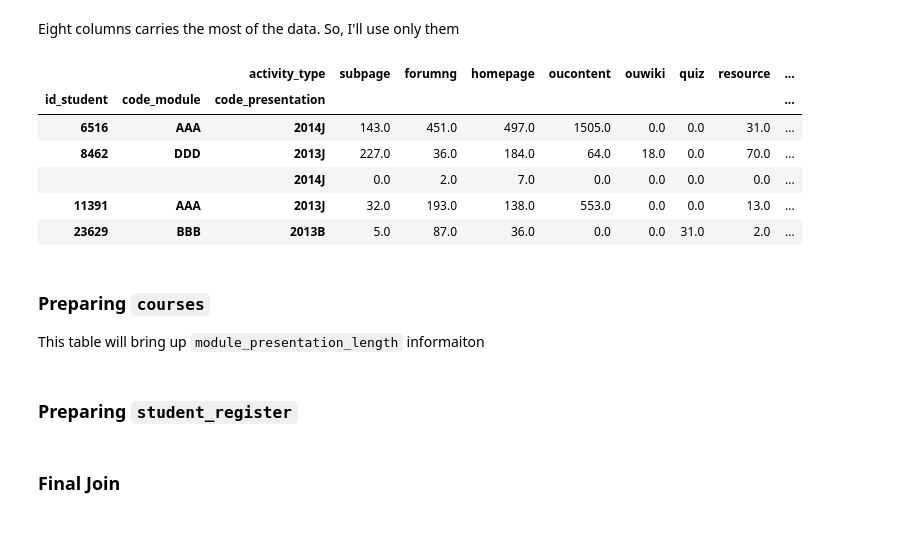
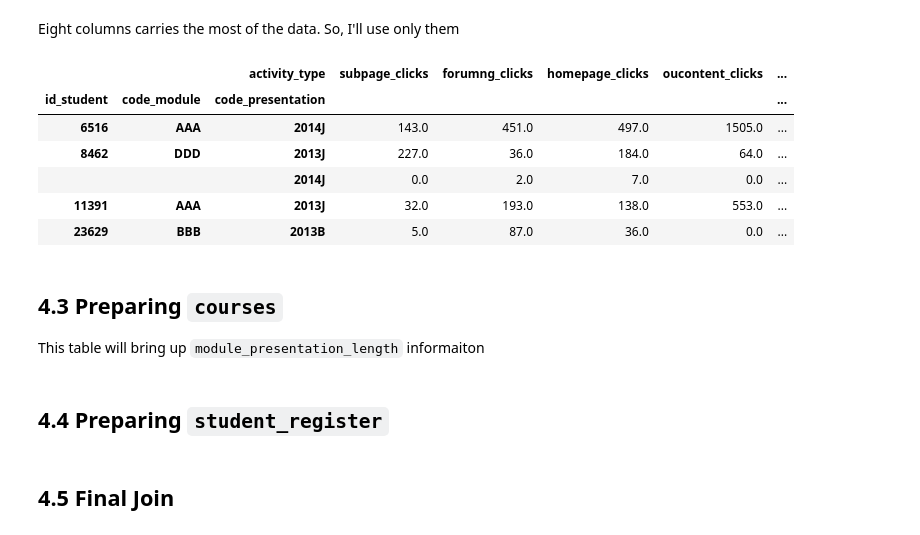
Before and after one commit to tevfikcagridural/student-success, a Jupyter notebook: Data_Wrangling.ipynb, the cells around one changed output. Saved outputs shown, nothing was run; the diff lists cells and outputs as text; code cells hidden in the pictures.

```diff
--- a/Data_Wrangling.ipynb
+++ b/Data_Wrangling.ipynb
@@ -578,27 +606,35 @@ Eight columns carries the most of the data. So, I'll use only them
 # %%
 _df = student_vle.groupby(['id_student', 'code_module', 'code_presentation', 'activity_type']).sum('sum_click').reset_index()
 student_vle_activity = _df.pivot(index= ['id_student', 'code_module', 'code_presentation'], columns='activity_type', values='sum_click')
-student_vle_activity = student_vle_activity[['subpage', 'forumng', 'homepage', 'oucontent', 'ouwiki', 'quiz', 'resource', 'subpage', 'url']]
+student_vle_activity = student_vle_activity[['subpage', 'forumng', 'homepage', 'oucontent', 'ouwiki', 'quiz', 'resource', 'url']]
-# %%
-student_vle_activity.fillna(0, inplace=True)
-student_vle_activity.head()
-# %% [output]
-|  |  | activity_type | subpage | forumng | homepage | oucontent | ouwiki | quiz | resource | ... |
-| id_student | code_module | code_presentation |  |  |  |  |  |  |  | ... |
-| 6516 | AAA | 2014J | 143.0 | 451.0 | 497.0 | 1505.0 | 0.0 | 0.0 | 31.0 | ... |
-| 8462 | DDD | 2013J | 227.0 | 36.0 | 184.0 | 64.0 | 18.0 | 0.0 | 70.0 | ... |
-|  |  | 2014J | 0.0 | 2.0 | 7.0 | 0.0 | 0.0 | 0.0 | 0.0 | ... |
-| 11391 | AAA | 2013J | 32.0 | 193.0 | 138.0 | 553.0 | 0.0 | 0.0 | 13.0 | ... |
-| 23629 | BBB | 2013B | 5.0 | 87.0 | 36.0 | 0.0 | 0.0 | 31.0 | 2.0 | ... |
+# %%
+student_vle_activity.fillna(0, inplace=True) # filling NaN values with 0 is the most menaingfull option
+student_vle_activity.rename(columns= {'subpage': 'subpage_clicks',
+                                      'forumng': 'forumng_clicks',
+                                      'homepage': 'homepage_clicks',
+                                      'oucontent': 'oucontent_clicks',
+                                      'ouwiki': 'ouwiki_clicks',
+                                      'quiz': 'quiz_clicks',
+                                      'resource': 'resource_clicks',
+                                      'url': 'url_clicks'}, inplace=True)
+student_vle_activity.head()
+# %% [output]
+|  |  | activity_type | subpage_clicks | forumng_clicks | homepage_clicks | oucontent_clicks | ... |
+| id_student | code_module | code_presentation |  |  |  |  | ... |
+| 6516 | AAA | 2014J | 143.0 | 451.0 | 497.0 | 1505.0 | ... |
+| 8462 | DDD | 2013J | 227.0 | 36.0 | 184.0 | 64.0 | ... |
+|  |  | 2014J | 0.0 | 2.0 | 7.0 | 0.0 | ... |
+| 11391 | AAA | 2013J | 32.0 | 193.0 | 138.0 | 553.0 | ... |
+| 23629 | BBB | 2013B | 5.0 | 87.0 | 36.0 | 0.0 | ... |
 # %% [markdown]
-### Preparing `courses`
+## 4.3 Preparing `courses`
 This table will bring up `module_presentation_length` informaiton
 # %%
 courses = raw_courses.set_index(['code_module', 'code_presentation'])
 # %% [markdown]
-### Preparing `student_register`
+## 4.4 Preparing `student_register`
 # %%
 student_register = raw_student_register.set_index(['code_module', 'code_presentation', 'id_student'])
 # %% [markdown]
-### Final Join
+## 4.5 Final Join
 # %%
```
Also changed, not shown: parts of 30 cells of this notebook, 1 other file.
